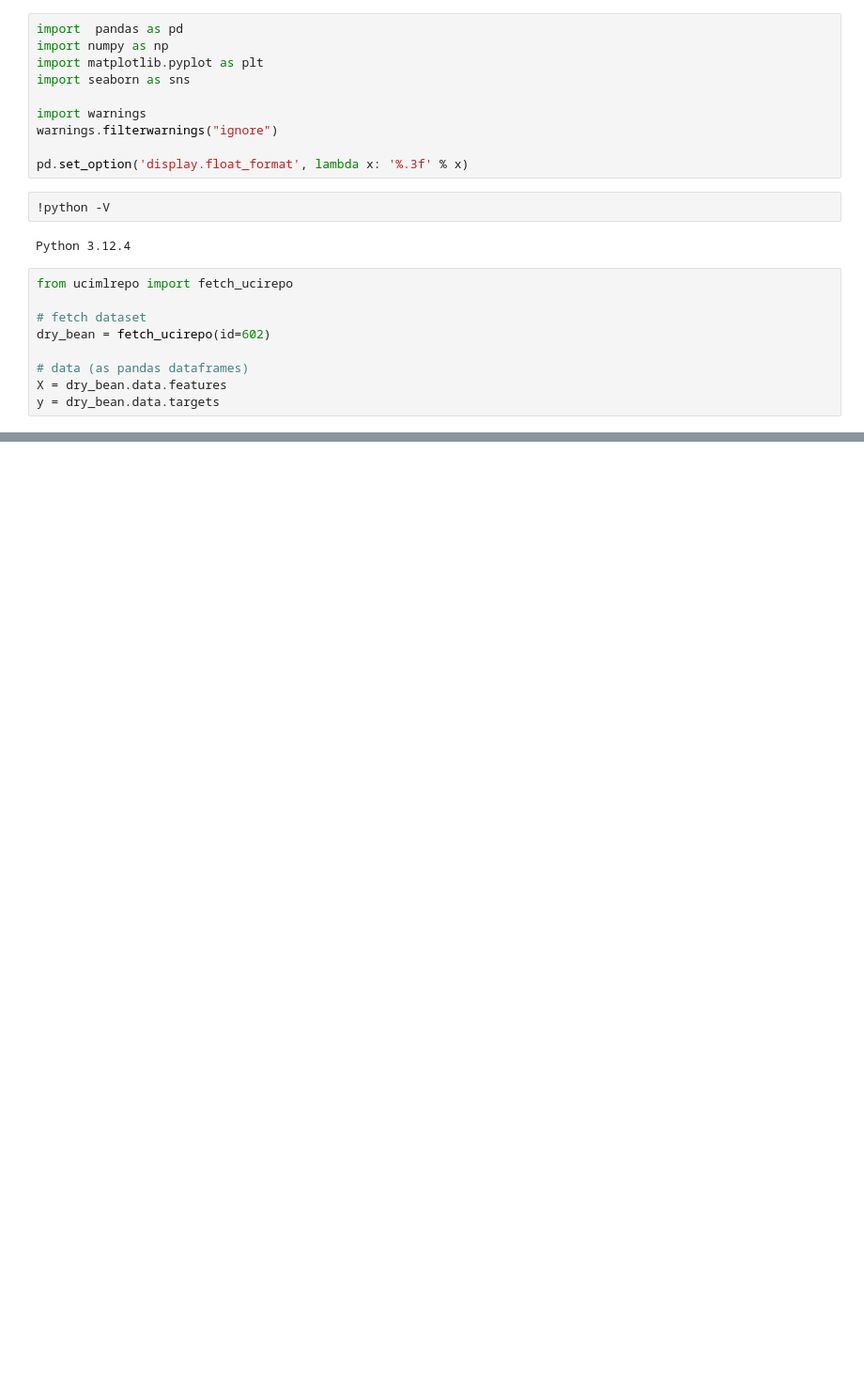
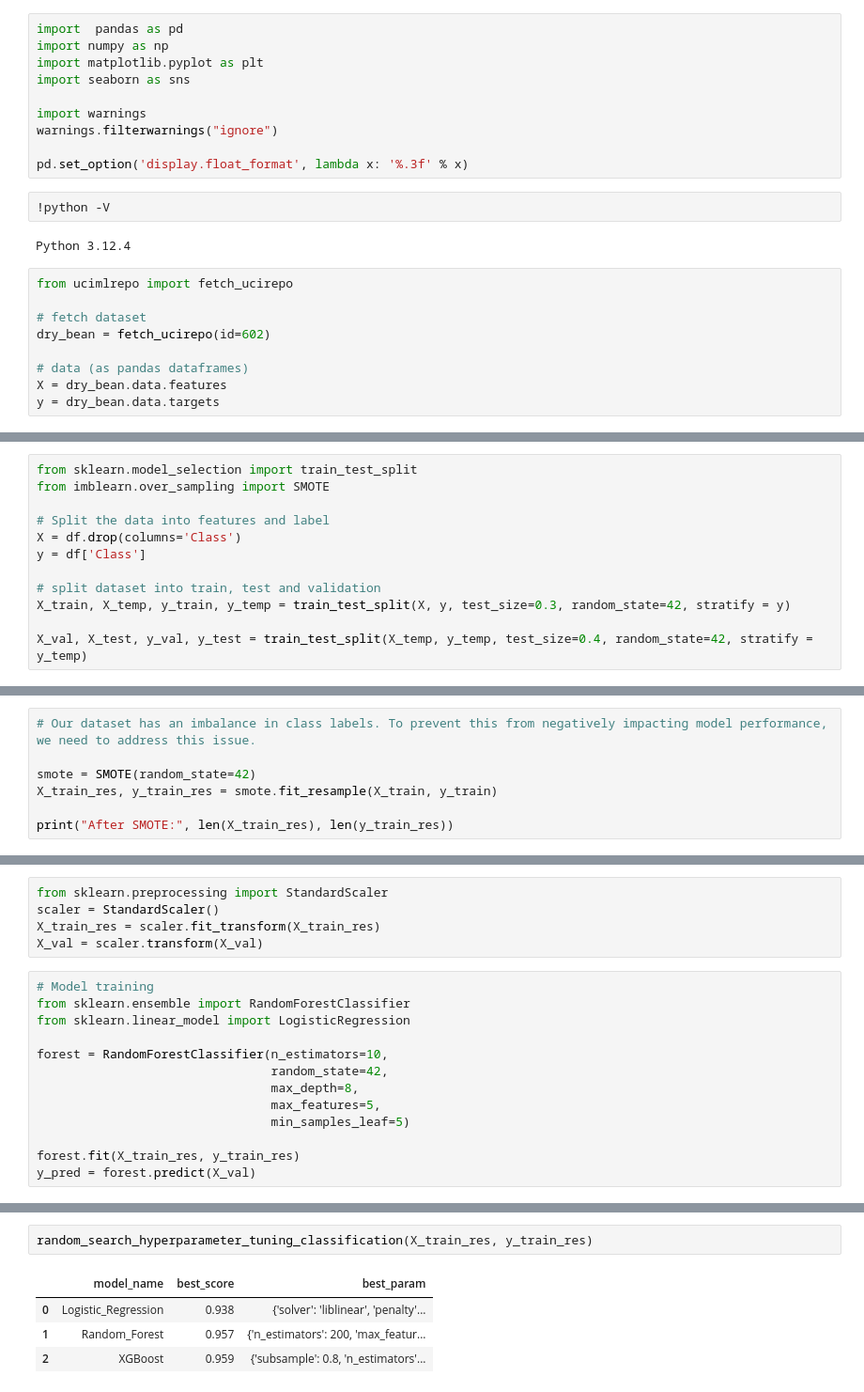
Before and after one commit to Jaykold/dry-bean-predictor, a Jupyter notebook: research_&_development/dry_bean.ipynb, the cells around one changed output, grey strips where cells are left out. Shown at 94% size. Saved outputs shown, nothing was run; the diff lists cells and outputs as text; blank space fills up the shorter version.

```diff
--- a/research_&_development/dry_bean.ipynb
+++ b/research_&_development/dry_bean.ipynb
@@ -128,0 +75,12 @@ print(vif_data)
+# %%
+from sklearn.model_selection import train_test_split
+from imblearn.over_sampling import SMOTE
+
+# Split the data into features and label
+X = df.drop(columns='Class')
+y = df['Class']
+
+# split dataset into train, test and validation
+X_train, X_temp, y_train, y_temp = train_test_split(X, y, test_size=0.3, random_state=42, stratify = y)
+
+X_val, X_test, y_val, y_test = train_test_split(X_temp, y_temp, test_size=0.4, random_state=42, stratify = y_temp)
@@ -128,0 +97,7 @@ print(vif_data)
+# %%
+# Our dataset has an imbalance in class labels. To prevent this from negatively impacting model performance, we need to address this issue.
+
+smote = SMOTE(random_state=42)
+X_train_res, y_train_res = smote.fit_resample(X_train, y_train)
+
+print("After SMOTE:", len(X_train_res), len(y_train_res))
@@ -128,0 +112,18 @@ print(vif_data)
+# %%
+from sklearn.preprocessing import StandardScaler
+scaler = StandardScaler()
+X_train_res = scaler.fit_transform(X_train_res)
+X_val = scaler.transform(X_val)
+# %%
+# Model training
+from sklearn.ensemble import RandomForestClassifier
+from sklearn.linear_model import LogisticRegression
+
+forest = RandomForestClassifier(n_estimators=10,
+                                random_state=42,
+                                max_depth=8,
+                                max_features=5,
+                                min_samples_leaf=5)
+
+forest.fit(X_train_res, y_train_res)
+y_pred = forest.predict(X_val)
@@ -128,0 +204,7 @@ print(vif_data)
+# %%
+random_search_hyperparameter_tuning_classification(X_train_res, y_train_res)
+# %% [output]
+|  | model_name | best_score | best_param |
+| 0 | Logistic_Regression | 0.938 | {'solver': 'liblinear', 'penalty'... |
+| 1 | Random_Forest | 0.957 | {'n_estimators': 200, 'max_featur... |
+| 2 | XGBoost | 0.959 | {'subsample': 0.8, 'n_estimators'... |
```
Also changed, not shown: parts of 28 cells of this notebook, 2 other files.
